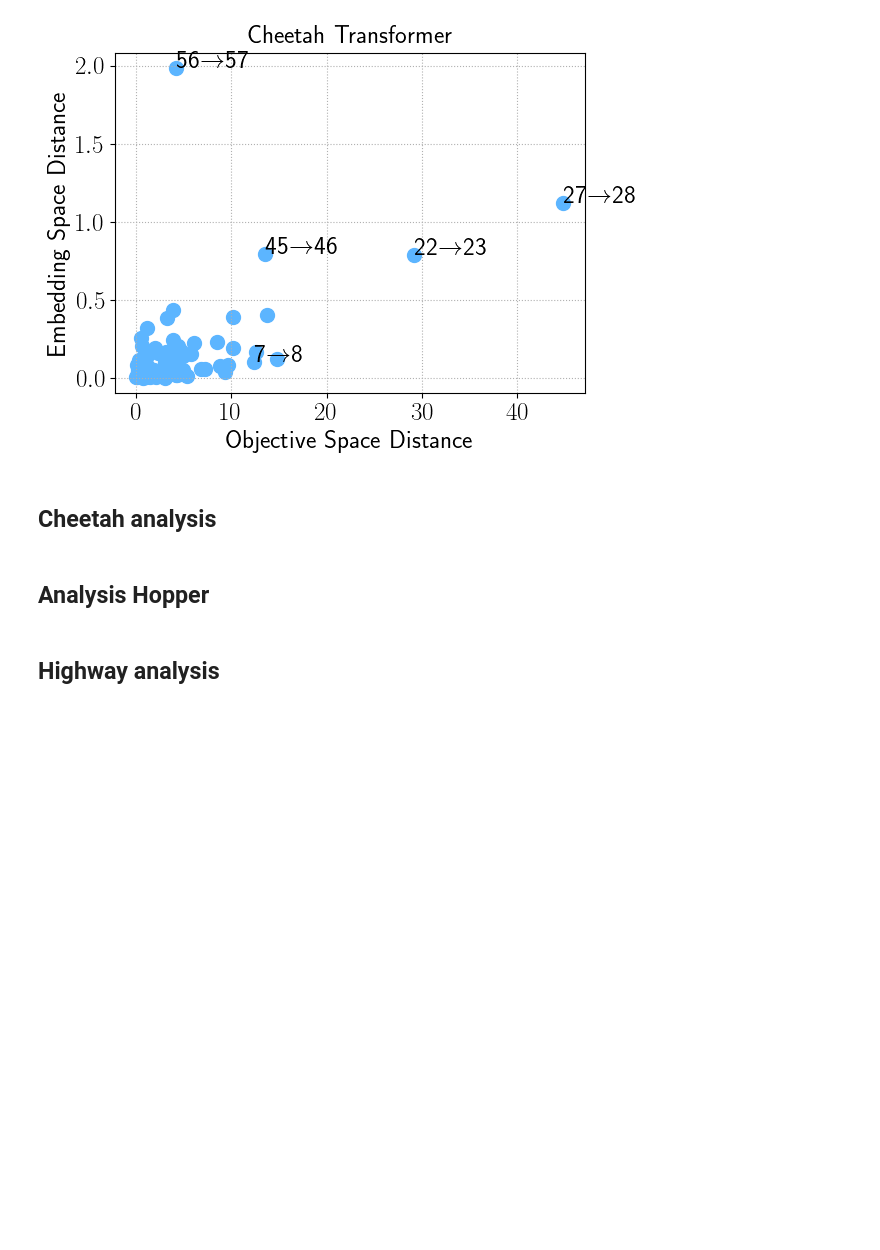
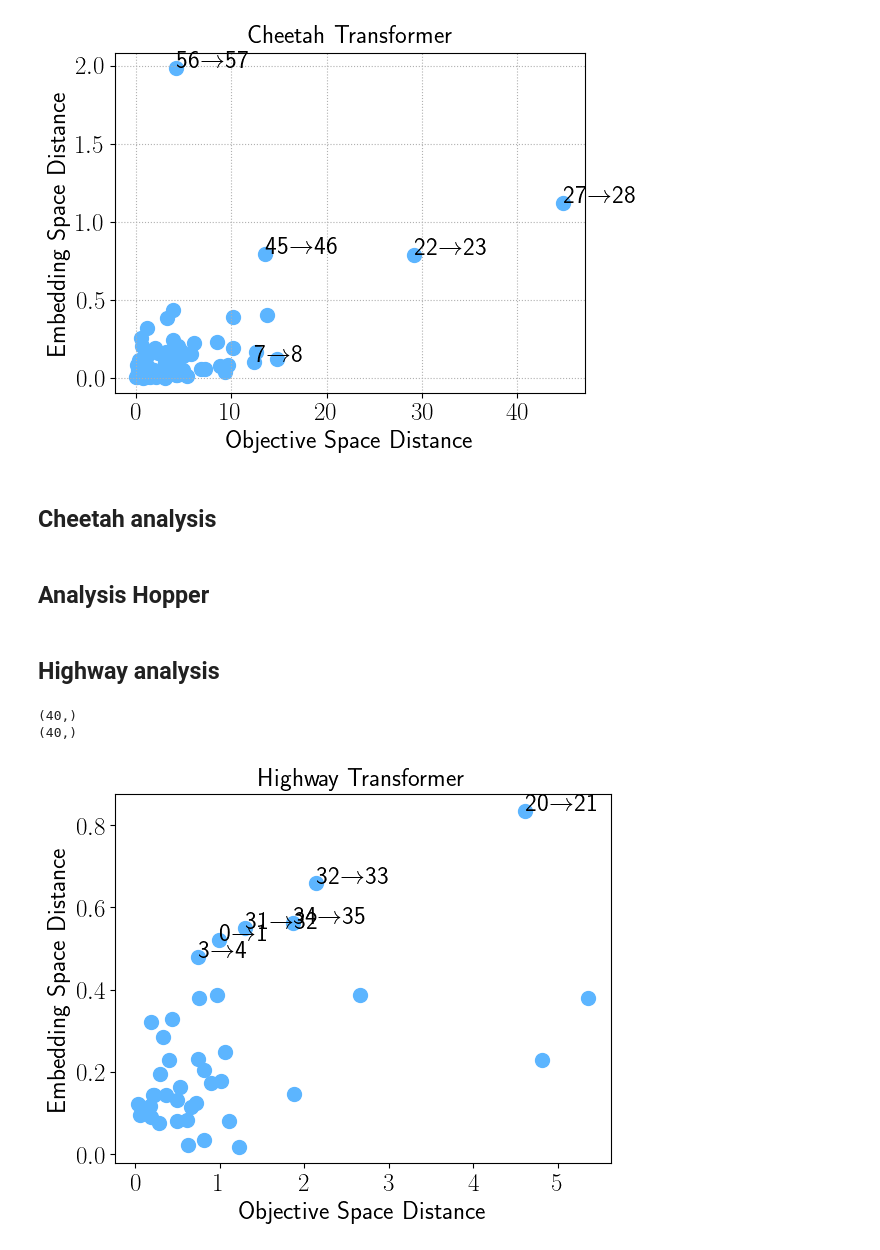
Before and after one commit to ffelten/Behavior-vs-Objective-Space, a Jupyter notebook: morl_behavior_objective/analysis/analysis_others.ipynb, the cells around one changed output. Saved outputs shown, nothing was run; the diff lists cells and outputs as text; code cells hidden in the pictures; blank space fills up the shorter version.

```diff
--- a/morl_behavior_objective/analysis/analysis_others.ipynb
+++ b/morl_behavior_objective/analysis/analysis_others.ipynb
@@ -162,9 +165,9 @@ IndexError: index 80 is out of bounds for axis 0 with size 80
 from morl_behavior_objective.analysis.utils_analysis import compute_lipschitz_constants
 from morl_behavior_objective.analysis.utils_analysis import compute_lipschitz_constants_3d
 
-# lipschitz_constants_highway, d_objs_highway, d_embs_highway, sorted_pf_highway, sorted_emb_highway = (
-#     compute_lipschitz_constants_3d(pareto_frontier=returns_highway, embeddings=all_t_emb_high)
-# )
+lipschitz_constants_highway, d_objs_highway, d_embs_highway, sorted_pf_highway, sorted_emb_highway = (
+    compute_lipschitz_constants_3d(pareto_frontier=returns_highway, embeddings=all_t_emb_high)
+)
 lipschitz_constants_cheetah, d_objs_cheetah, d_embs_cheetah, sorted_pf_cheetah, sorted_emb_cheetah = (
     compute_lipschitz_constants(pareto_frontier=returns_cheetah, embeddings=all_t_emb_cheetah)
 )
@@ -462,16 +465,21 @@ render_policy(
 # %%
 # make a scatter plot where the x axis are the distances in the objective space and the y axis are the distances in the embedding space
 print(d_objs_highway.shape)
 print(d_embs_highway.shape)
 plt.scatter(d_objs_highway, d_embs_highway, c=colors[0], s=100)
 plt.xlabel("Objective Space Distance")
 plt.ylabel("Embedding Space Distance")
 plt.title("Highway Transformer")
 # add index as text labels
 for i, txt in enumerate(range(len(d_objs_highway))):
-    plt.annotate(f"{i}" + r"$\rightarrow$" + f"{i + 1}", (d_objs_highway[i], d_embs_highway[i]))
+    if i in {0, 31, 20, 3, 34, 31, 32}:
+        plt.annotate(f"{i}" + r"$\rightarrow$" + f"{i + 1}", (d_objs_highway[i], d_embs_highway[i]))
 
 plt.show()
+# %% [output]
+(40,)
+(40,)
+[figure, added]
 # %%
 # Highway Pareto Front 3D  scatter plot
 %matplotlib widget
```
Also changed, not shown: parts of 4 cells of this notebook, 2 other files.
